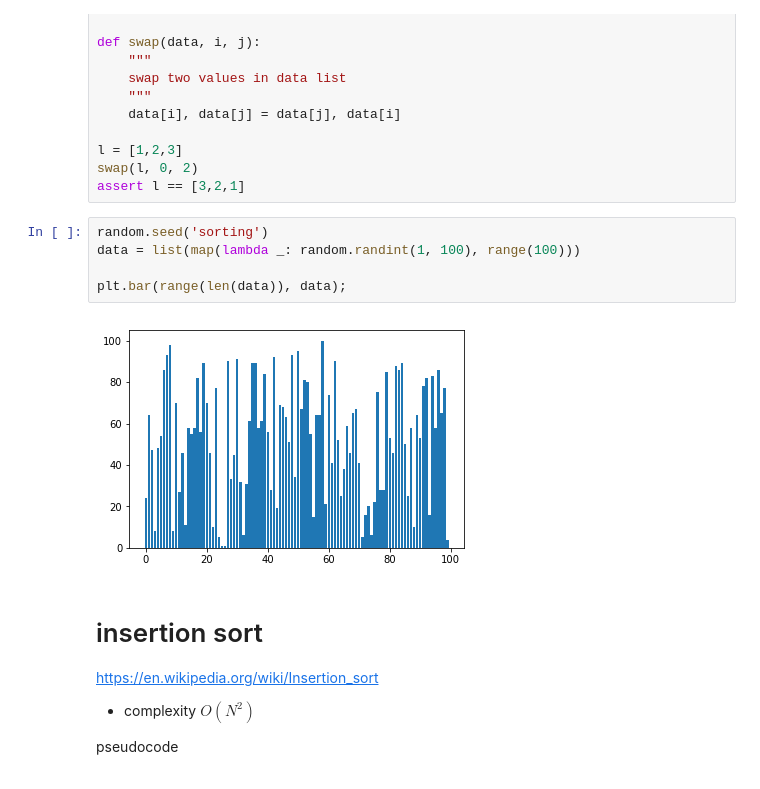
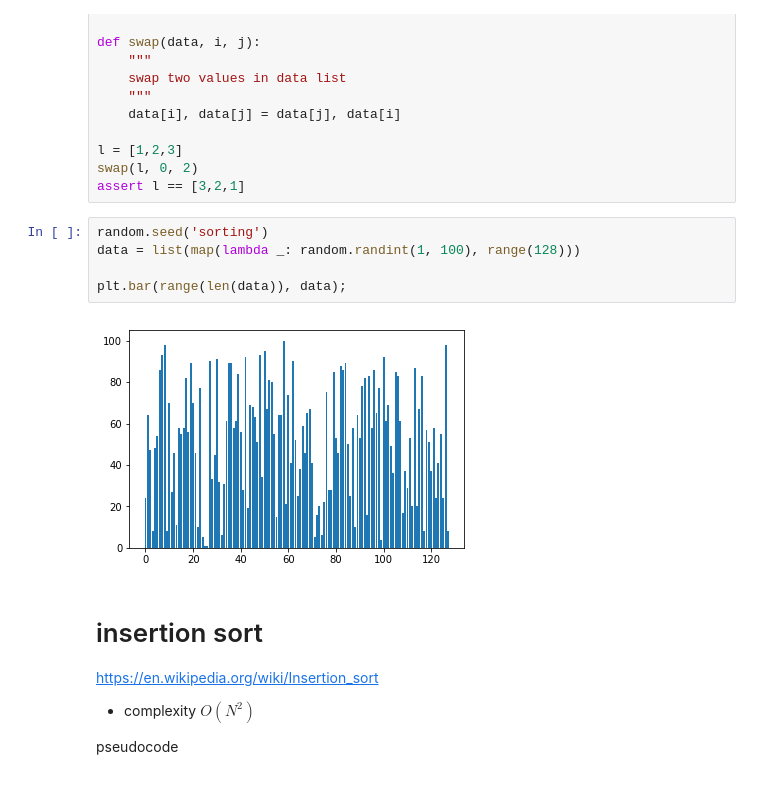
Before and after one commit to hyzhak/python-interview, a Jupyter notebook: sorting.ipynb, the cells around one changed output. Saved outputs shown, nothing was run; the diff lists cells and outputs as text.

```diff
--- a/sorting.ipynb
+++ b/sorting.ipynb
@@ -25,11 +25,11 @@ swap(l, 0, 2)
 assert l == [3,2,1]
 # %%
 random.seed('sorting')
-data = list(map(lambda _: random.randint(1, 100), range(100)))
+data = list(map(lambda _: random.randint(1, 100), range(128)))
 
 plt.bar(range(len(data)), data);
 # %% [output]
-[figure, old version]
+[figure, new version]
 # %% [markdown]
 # insertion sort
 https://en.wikipedia.org/wiki/Insertion_sort
```
Also changed, not shown: parts of 13 cells of this notebook.
